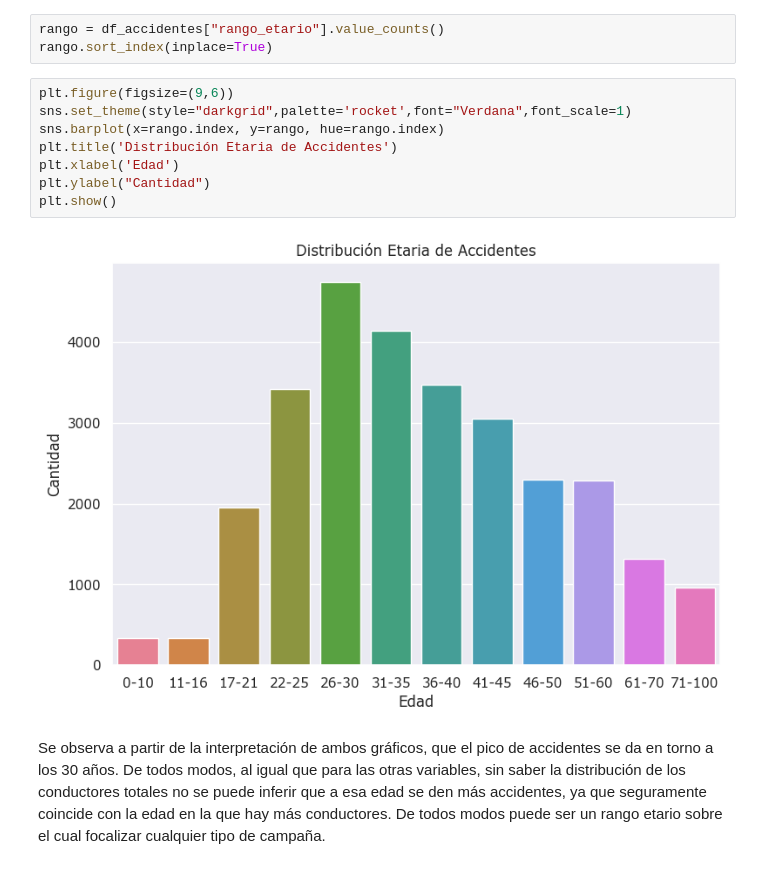
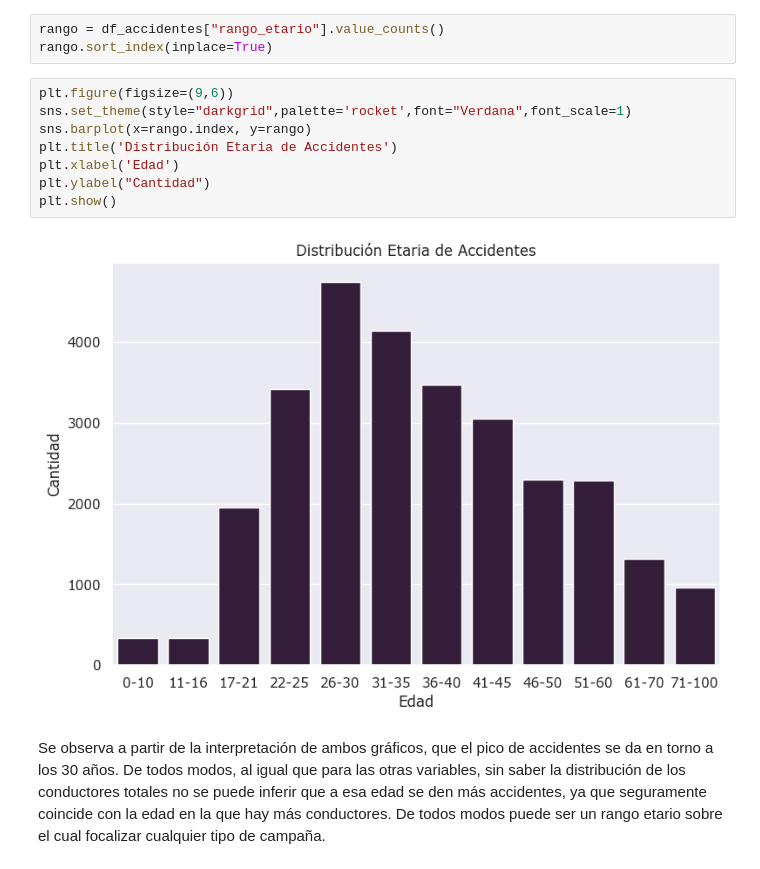
Before and after one commit to chelo1003/Henry_PI2_Accidentes, a Jupyter notebook: EDA/3_EDA_analisis.ipynb, the cells around one changed output. Saved outputs shown, nothing was run; the diff lists cells and outputs as text.

```diff
--- a/EDA/3_EDA_analisis.ipynb
+++ b/EDA/3_EDA_analisis.ipynb
@@ -164,13 +164,13 @@ rango.sort_index(inplace=True)
 # %%
 plt.figure(figsize=(9,6))
 sns.set_theme(style="darkgrid",palette='rocket',font="Verdana",font_scale=1)
-sns.barplot(x=rango.index, y=rango, hue=rango.index)
+sns.barplot(x=rango.index, y=rango)
 plt.title('Distribución Etaria de Accidentes')
 plt.xlabel('Edad')
 plt.ylabel("Cantidad")
 plt.show()
 # %% [output]
-[figure, old version]
+[figure, new version]
 # %% [markdown]
 Se observa a partir de la interpretación de ambos gráficos, que el pico de accidentes se da en torno a los 30 años. De todos modos, al igual que para las otras variables, sin saber la distribución de los conductores totales no se puede inferir que a esa edad se den más accidentes, ya que seguramente coincide con la edad en la que hay más conductores. De todos modos puede ser un rango etario sobre el cual focalizar cualquier tipo de campaña.
 # %%
```
Also changed, not shown: parts of 1 cell of this notebook, 13 other files.
